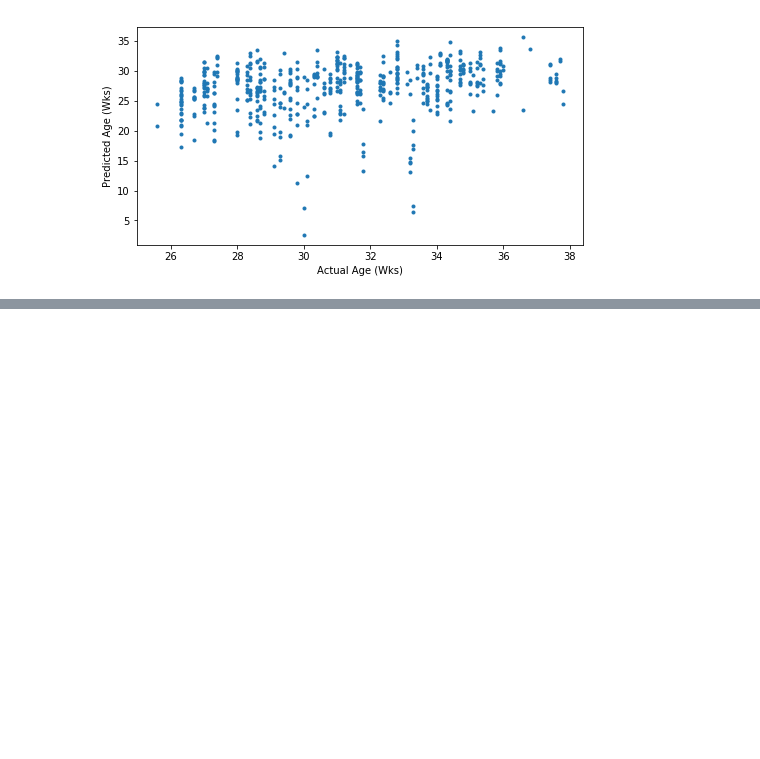
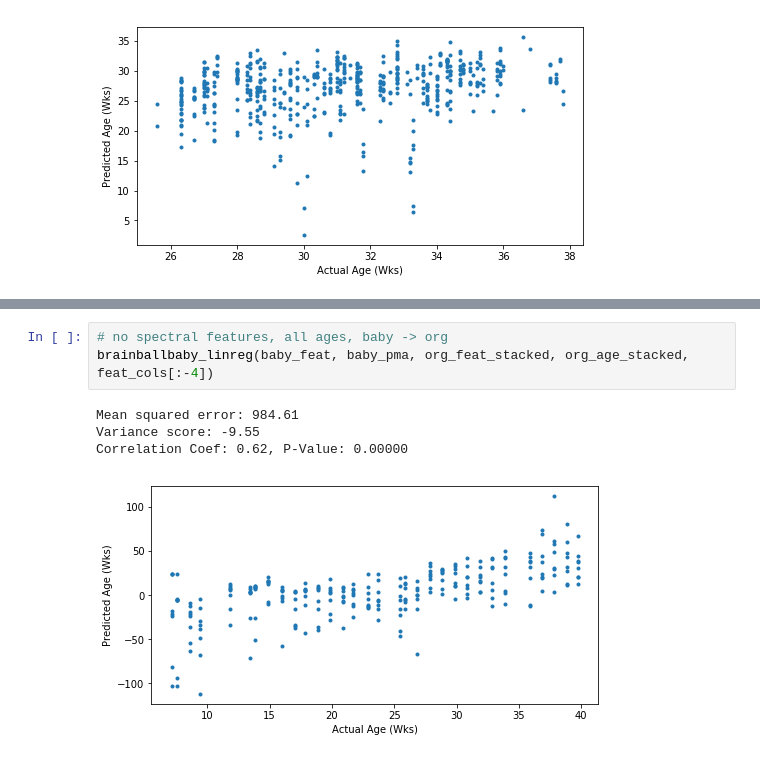
Before and after one commit to rdgao/daily_notebook, a Jupyter notebook: daily18_02_20_organoidEEGclassifier.ipynb, the cells around one changed output, grey strips where cells are left out. Saved outputs shown, nothing was run; the diff lists cells and outputs as text; blank space fills up the shorter version.

Commit message:
added models for restricted feature set for organoid baby regression

```diff
--- a/daily18_02_20_organoidEEGclassifier.ipynb
+++ b/daily18_02_20_organoidEEGclassifier.ipynb
@@ -121,0 +142,8 @@ Correlation Coef: 0.25, P-Value: 0.00000
+# %%
+# no spectral features, all ages, baby -> org
+brainballbaby_linreg(baby_feat, baby_pma, org_feat_stacked, org_age_stacked, feat_cols[:-4])
+# %% [output]
+Mean squared error: 984.61
+Variance score: -9.55
+Correlation Coef: 0.62, P-Value: 0.00000
+[figure, added]
```
Also changed, not shown: parts of 6 cells of this notebook.
